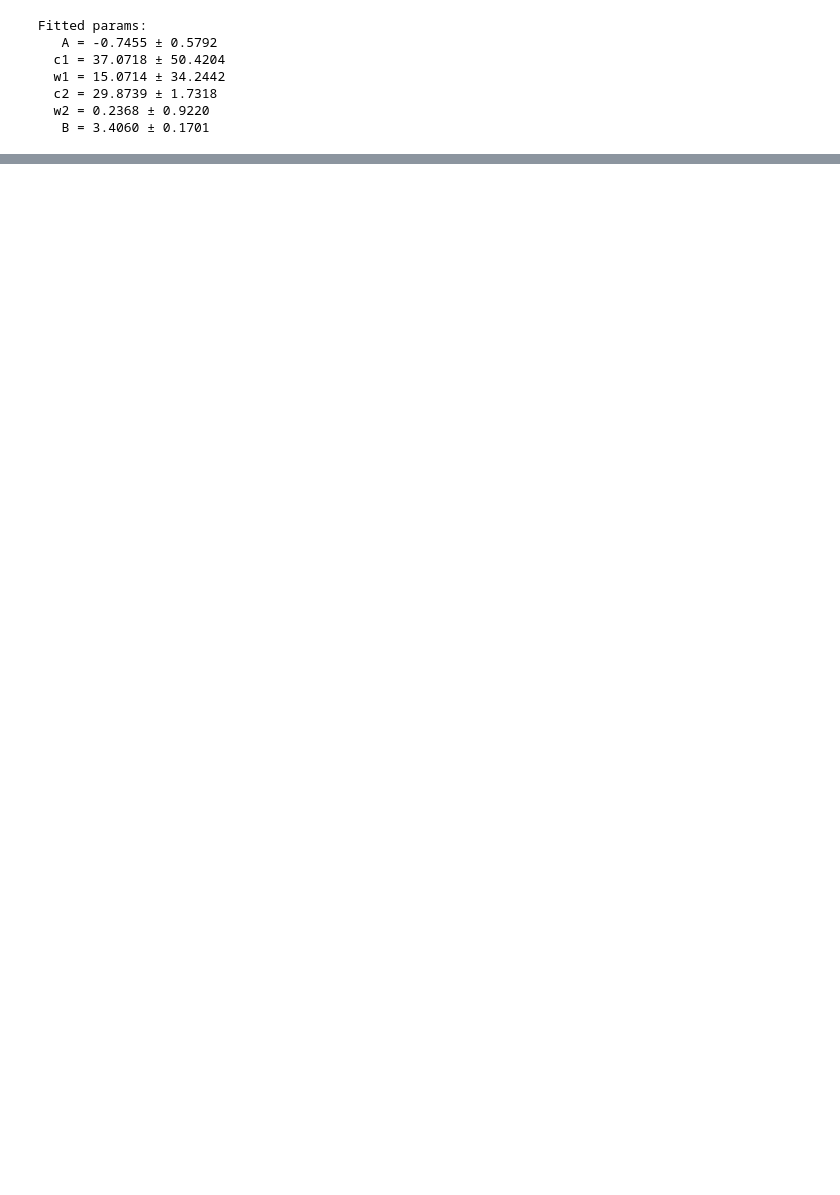
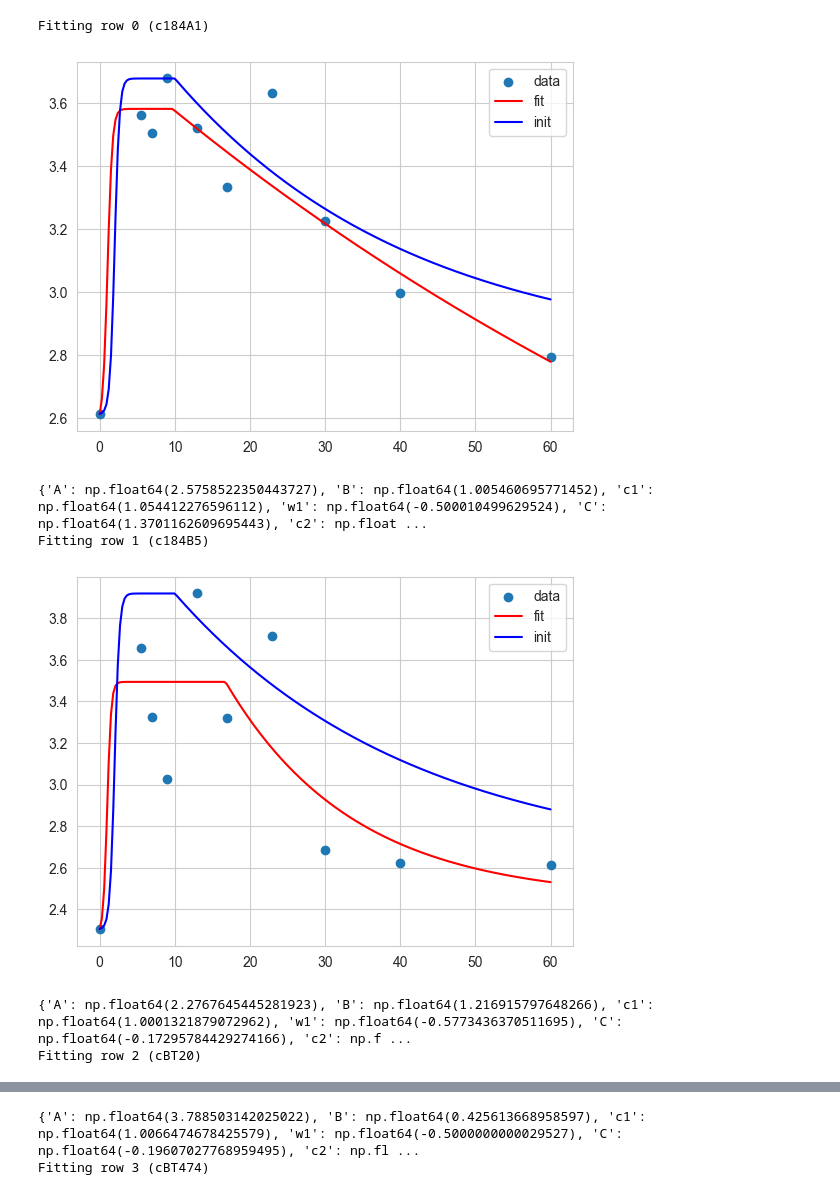
Before and after one commit to frohlich-lab/DeepMechanisticModels, a Jupyter notebook: analysis_response.ipynb, the cells around one changed output, grey strips where cells are left out. Saved outputs shown, nothing was run; the diff lists cells and outputs as text; code cells hidden in the pictures; blank space fills up the shorter version.

```diff
--- a/analysis_response.ipynb
+++ b/analysis_response.ipynb
@@ -125,7 +136,0 @@ def fit_double_sigmoid(x, y, max_nfev=20000):
-# %%
-df_ts.iloc[0,:].values
-
-y = df_ts.iloc[0,:].values
-x = df_ts.columns.values.astype(float)
-x = x[~np.isnan(y)]
-y = y[~np.isnan(y)]
@@ -132,14 +139,21 @@ y = y[~np.isnan(y)]
 # %%
+params_all = []
+for iloc in range(len(df_ts)):
+    print(f"Fitting row {iloc} ({df_ts.index[iloc]})")
+    df_ts.iloc[iloc,:].values
 
-res = fit_double_sigmoid(x, y)
-print("Fitted params:")
-for k in ["A", "c1", "w1", "c2", "w2", "B"]:
-    print(f"  {k:>2} = {res.params[k]:.4f} ± {res.params[k+'_se']:.4f}")
+    y = df_ts.iloc[iloc,:].values
+    x = df_ts.columns.values.astype(float)
+    x = x[~np.isnan(y)]
+    y = y[~np.isnan(y)]
+    res = fit_double_sigmoid(x, y, plot=True)
+    params_all.append({'cell_line': df_ts.index[iloc], **res.params})
+    print(res.params)
 # %% [output]
-Fitted params:
-   A = -0.7455 ± 0.5792
-  c1 = 37.0718 ± 50.4204
-  w1 = 15.0714 ± 34.2442
-  c2 = 29.8739 ± 1.7318
-  w2 = 0.2368 ± 0.9220
-   B = 3.4060 ± 0.1701
+Fitting row 0 (c184A1)
+[figure, added]
+{'A': np.float64(2.5758522350443727), 'B': np.float64(1.005460695771452), 'c1': np.float64(1.054412276596112), 'w1': np.float64(-0.500010499629524), 'C': np.float64(1.3701162609695443), 'c2': np.float ...
+Fitting row 1 (c184B5)
+[figure, added]
+{'A': np.float64(2.2767645445281923), 'B': np.float64(1.216915797648266), 'c1': np.float64(1.0001321879072962), 'w1': np.float64(-0.5773436370511695), 'C': np.float64(-0.17295784429274166), 'c2': np.f ...
+Fitting row 2 (cBT20)
@@ -145,0 +161,2 @@ Fitted params:
+{'A': np.float64(3.788503142025022), 'B': np.float64(0.425613668958597), 'c1': np.float64(1.0066474678425579), 'w1': np.float64(-0.5000000000029527), 'C': np.float64(-0.19607027768959495), 'c2': np.fl ...
+Fitting row 3 (cBT474)
```
Also changed, not shown: parts of 28 cells of this notebook.
